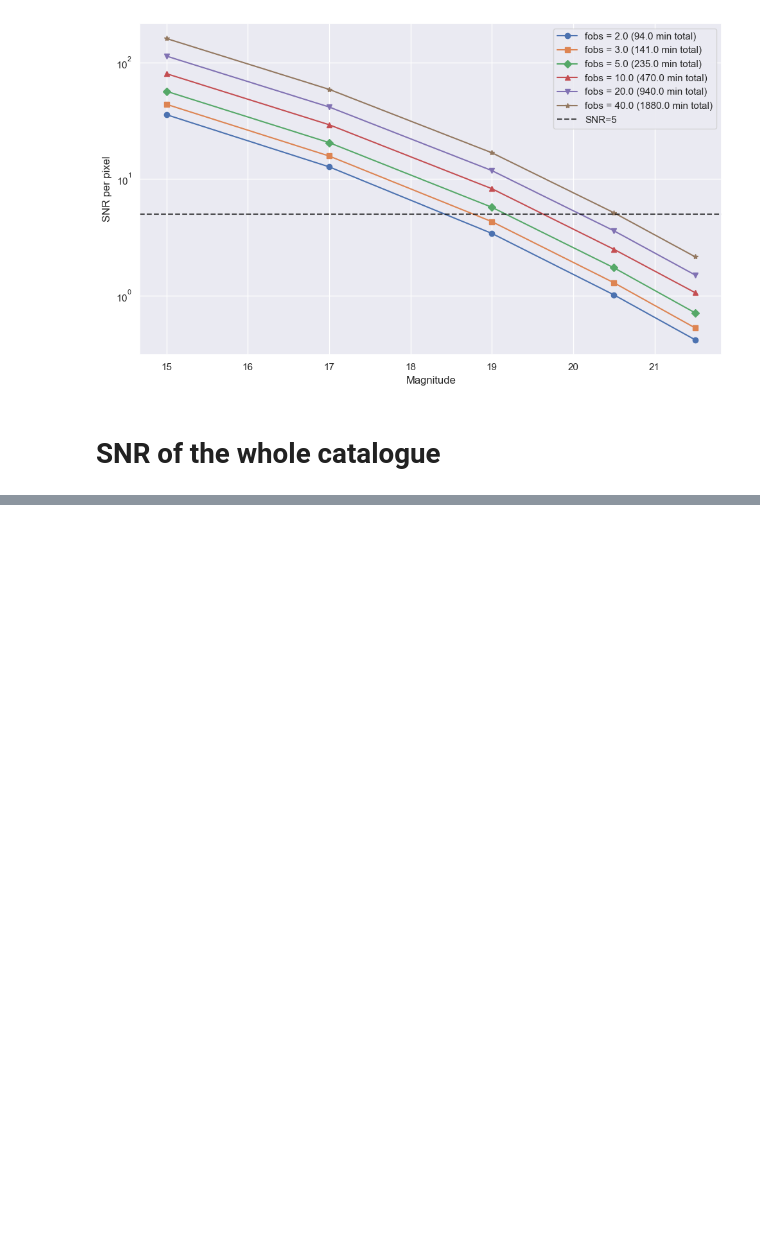
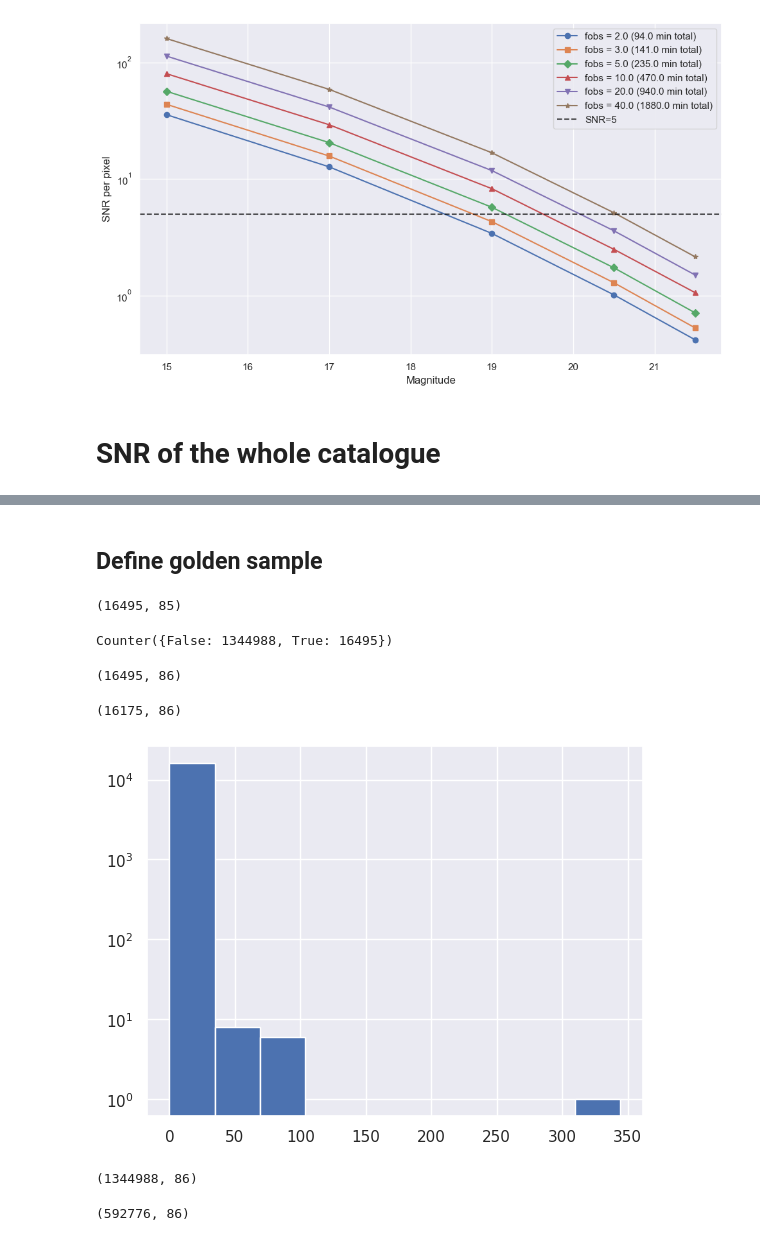
Before and after one commit to NicoGalvarino/simpaqs, a Jupyter notebook: get_SNR_bins.ipynb, the cells around one changed output, grey strips where cells are left out. Cells and saved outputs as stored; diff of their text form; code cells hidden in the pictures; blank space fills up the shorter version.

Commit message:
define golden sample in notebook

```diff
--- a/get_SNR_bins.ipynb
+++ b/get_SNR_bins.ipynb
@@ -560,0 +387,2 @@ array([0.98164198, 0.98164198, 1.20884983, ..., 0.46381077, 0.8192593 ,
+# %%
+save_to_fits(cat, '/data2/home2/nguerrav/Catalogues/ByCycle_Final_Cat_fobs_qso_templates_with_SNR_with_some_neg_snrs.fits')
@@ -560,0 +422,29 @@ array([0.98164198, 0.98164198, 1.20884983, ..., 0.46381077, 0.8192593 ,
+# %% [markdown]
+## Define golden sample
+# %%
+cat.loc[(cat['fobs']>= 5.0) & (cat['MAG'] <= 20.0)].shape
+# %% [output]
+(16495, 85)
+# %%
+cat['golden'] = False
+cat.loc[(cat['fobs']>= 5.0) & (cat['MAG'] <= 20.0), 'golden'] = True
+Counter(cat['golden'])
+# %% [output]
+Counter({False: 1344988, True: 16495})
+# %%
+golden = cat.loc[cat['golden']]
+golden.reset_index(drop=True, inplace=True)
+golden.shape
+# %% [output]
+(16495, 86)
+# %%
+golden = golden.loc[golden.SNR_mean >= 0.0]
+golden.reset_index(drop=True, inplace=True)
+golden.shape
+# %% [output]
+(16175, 86)
+# %%
+golden.SNR_mean.hist()
+plt.yscale('log')
+# %% [output]
+[figure, added]
@@ -560,0 +453,12 @@ array([0.98164198, 0.98164198, 1.20884983, ..., 0.46381077, 0.8192593 ,
+# %%
+not_golden = cat.loc[cat['golden'] == False]
+not_golden.reset_index(drop=True, inplace=True)
+not_golden.shape
+# %% [output]
+(1344988, 86)
+# %%
+not_golden = not_golden.loc[not_golden.SNR_mean >= 1.0]
+not_golden.reset_index(drop=True, inplace=True)
+not_golden.shape
+# %% [output]
+(592776, 86)
```
Also changed, not shown: parts of 54 cells of this notebook.
